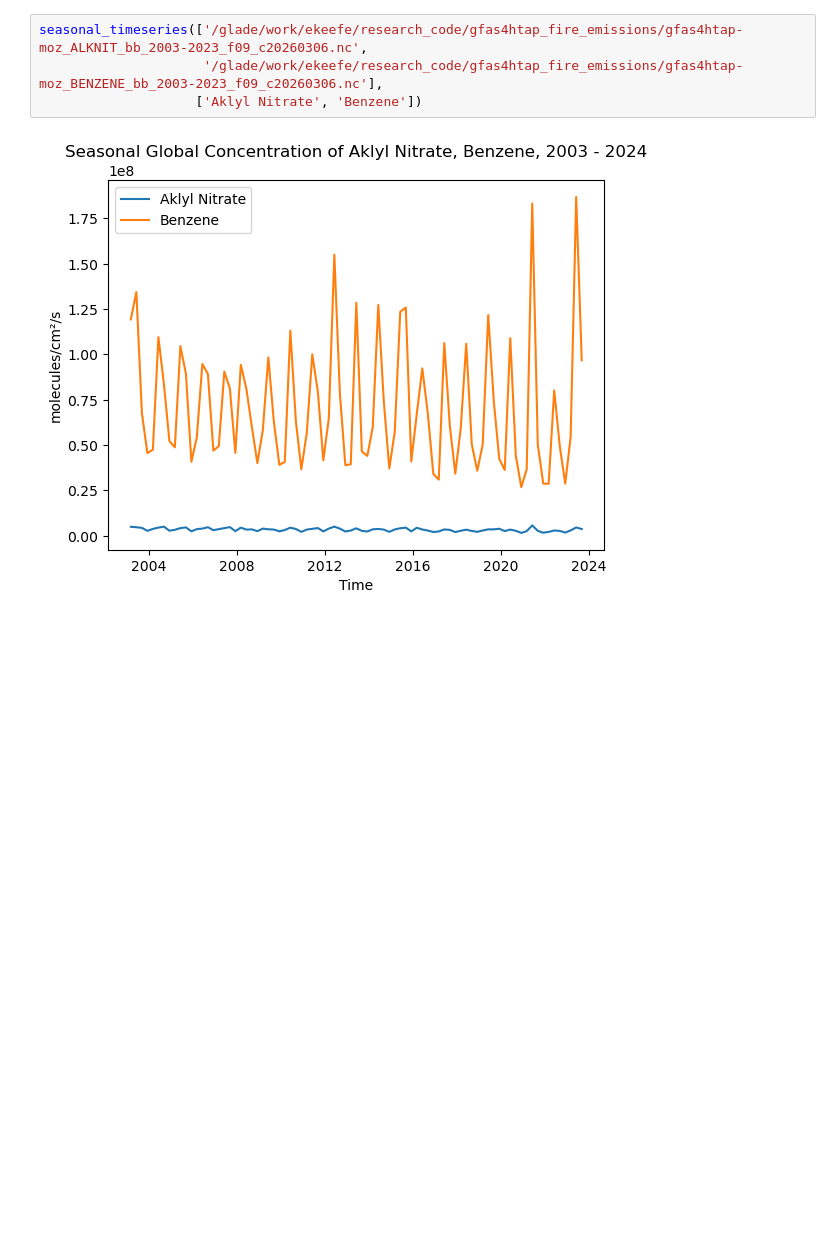
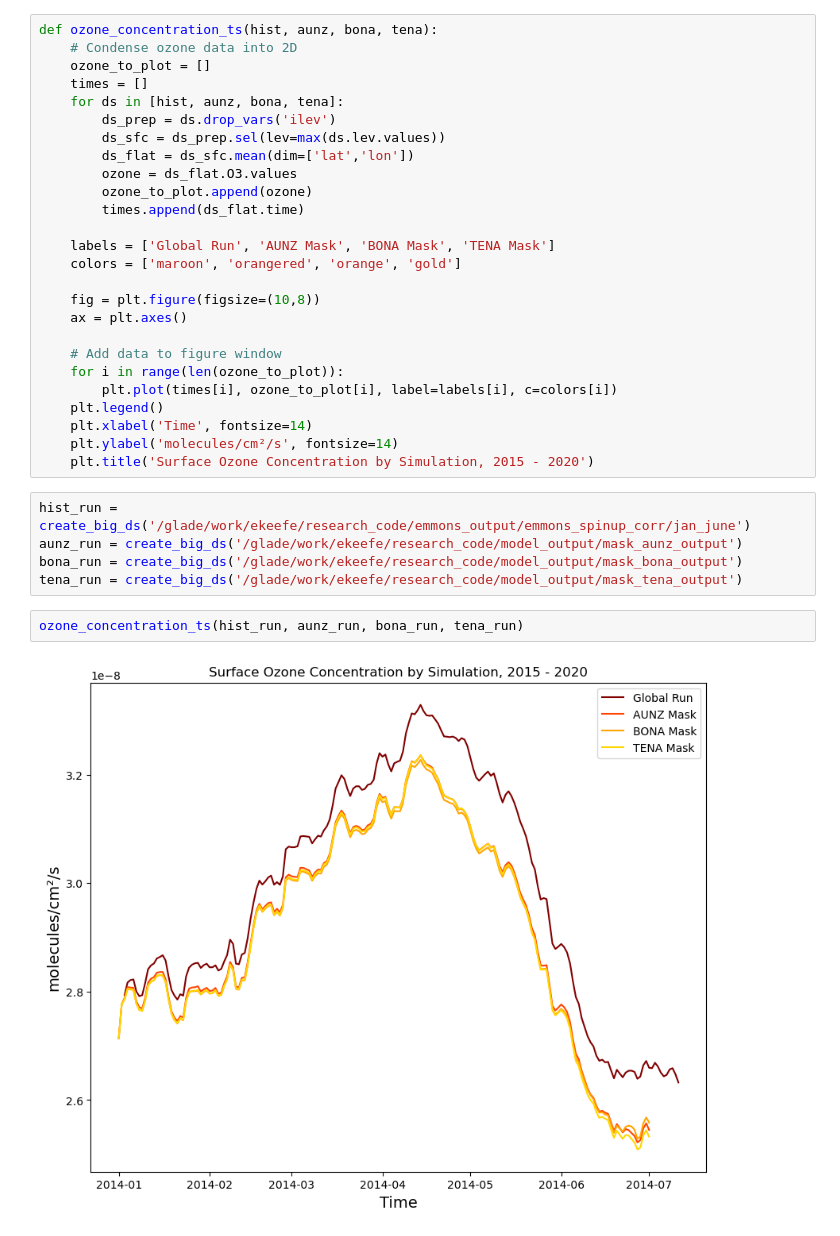
Before and after one commit to evelyn-keefe/Keefe-SOARS-2026, a Jupyter notebook: utils/timeseries_module.ipynb, the cells around one changed output. Saved outputs shown, nothing was run; the diff lists cells and outputs as text; blank space fills up the shorter version.

Commit message:
Update timeseries_module

```diff
--- a/utils/timeseries_module.ipynb
+++ b/utils/timeseries_module.ipynb
@@ -44,6 +10,35 @@ def seasonal_timeseries(files, aerosols, time_range=None):
-# %%
-seasonal_timeseries(['/glade/work/ekeefe/research_code/gfas4htap_fire_emissions/gfas4htap-moz_ALKNIT_bb_2003-2023_f09_c20260306.nc',
-                     '/glade/work/ekeefe/research_code/gfas4htap_fire_emissions/gfas4htap-moz_BENZENE_bb_2003-2023_f09_c20260306.nc'],
-                    ['Aklyl Nitrate', 'Benzene'])
-# %% [output]
-[figure, removed]
+# %%
+def ozone_concentration_ts(hist, aunz, bona, tena):
+    # Condense ozone data into 2D
+    ozone_to_plot = []
+    times = []
+    for ds in [hist, aunz, bona, tena]:
+        ds_prep = ds.drop_vars('ilev')
+        ds_sfc = ds_prep.sel(lev=max(ds.lev.values))
+        ds_flat = ds_sfc.mean(dim=['lat','lon'])
+        ozone = ds_flat.O3.values
+        ozone_to_plot.append(ozone)
+        times.append(ds_flat.time)
+
+    labels = ['Global Run', 'AUNZ Mask', 'BONA Mask', 'TENA Mask']
+    colors = ['maroon', 'orangered', 'orange', 'gold']
+
+    fig = plt.figure(figsize=(10,8))
+    ax = plt.axes()
+
+    # Add data to figure window
+    for i in range(len(ozone_to_plot)):
+        plt.plot(times[i], ozone_to_plot[i], label=labels[i], c=colors[i])
+    plt.legend()
+    plt.xlabel('Time', fontsize=14)
+    plt.ylabel('molecules/cm²/s', fontsize=14)
+    plt.title('Surface Ozone Concentration by Simulation, 2015 - 2020')
+# %%
+hist_run = create_big_ds('/glade/work/ekeefe/research_code/emmons_output/emmons_spinup_corr/jan_june')
+aunz_run = create_big_ds('/glade/work/ekeefe/research_code/model_output/mask_aunz_output')
+bona_run = create_big_ds('/glade/work/ekeefe/research_code/model_output/mask_bona_output')
+tena_run = create_big_ds('/glade/work/ekeefe/research_code/model_output/mask_tena_output')
+# %%
+ozone_concentration_ts(hist_run, aunz_run, bona_run, tena_run)
+# %% [output]
+[figure, added]
```
Also changed, not shown: parts of 5 cells of this notebook.
